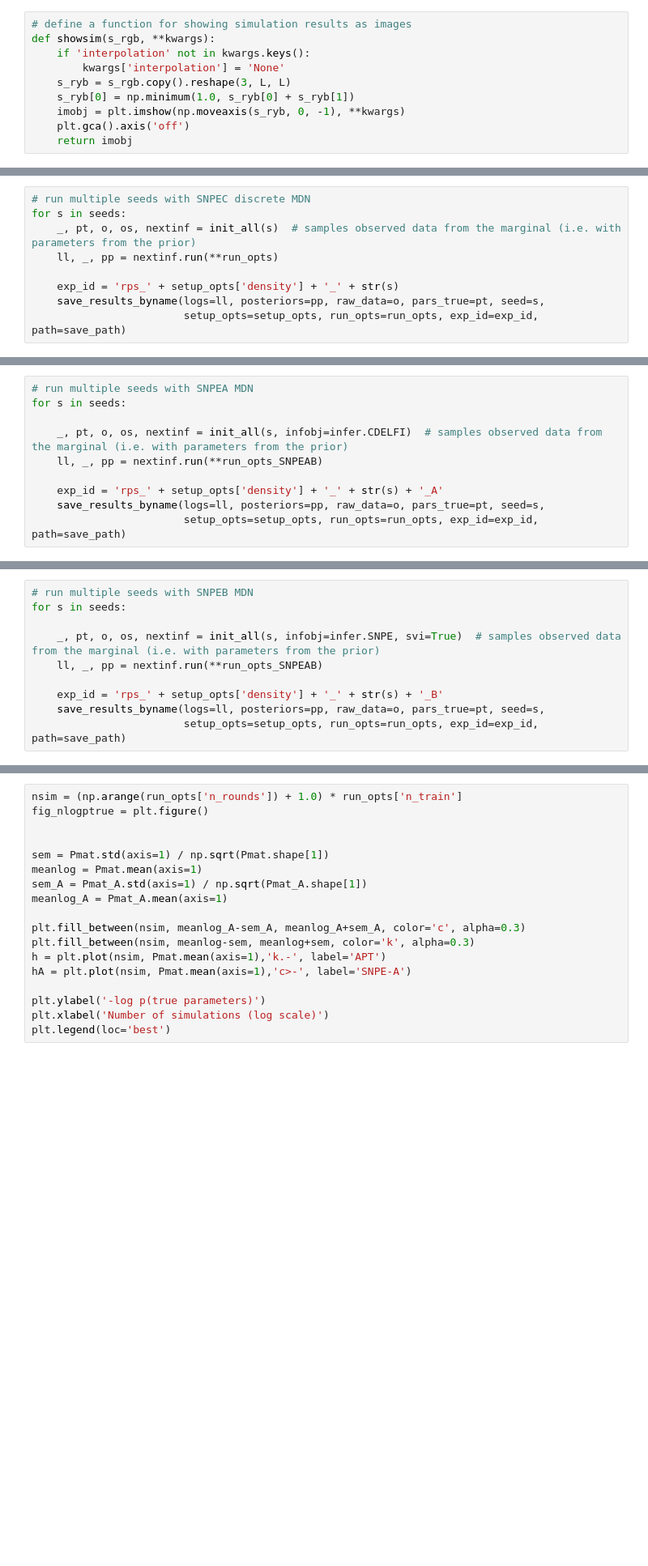
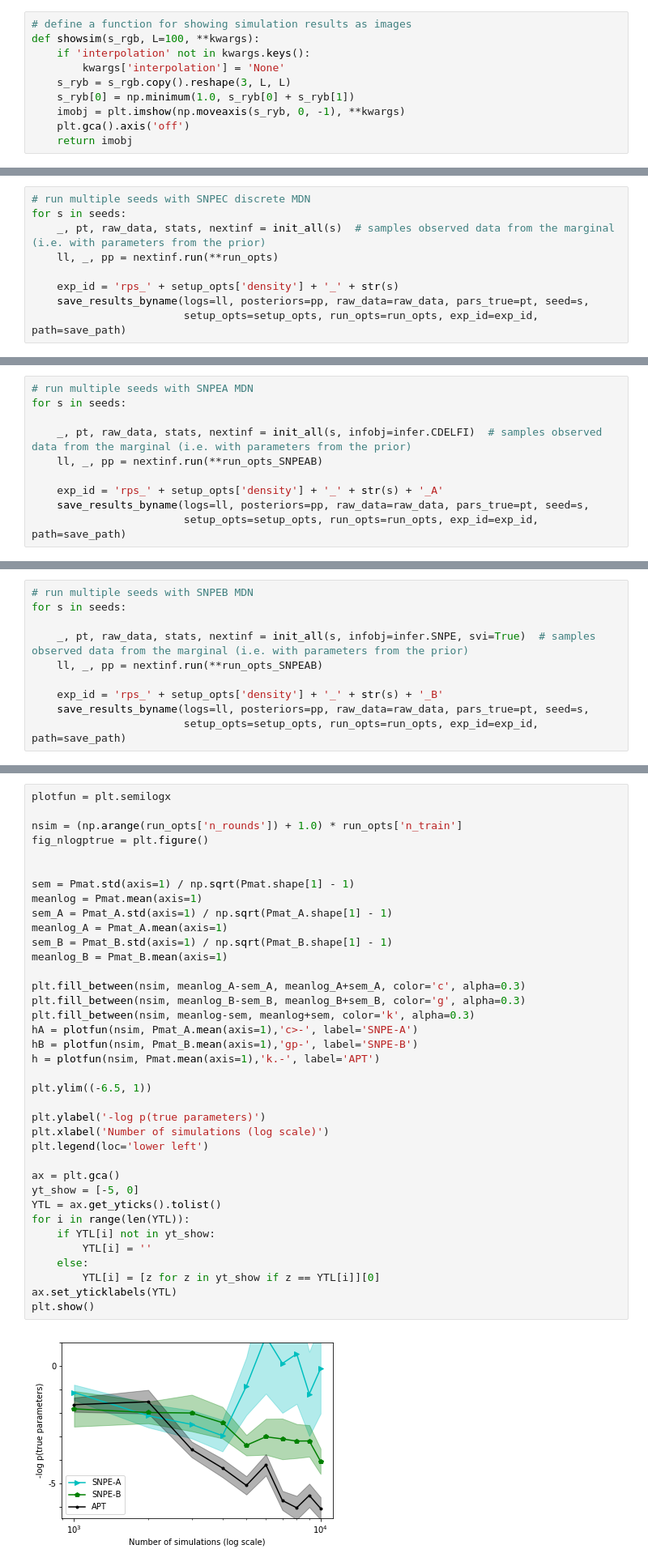
Before and after one commit to mackelab/lfi-experiments, a Jupyter notebook: snpec/rps.ipynb, the cells around one changed output, grey strips where cells are left out. Shown: that part at 81% size. Drawn from its saved outputs; the diff is of its cells as text; blank space fills up the shorter version.

```diff
--- a/snpec/rps.ipynb
+++ b/snpec/rps.ipynb
@@ -70,7 +67,7 @@ run_opts = {
 }
 # %%
 # define a function for showing simulation results as images
-def showsim(s_rgb, **kwargs):
+def showsim(s_rgb, L=100, **kwargs):
     if 'interpolation' not in kwargs.keys():
         kwargs['interpolation'] = 'None'
     s_ryb = s_rgb.copy().reshape(3, L, L)
@@ -239,9 +167,9 @@ seeds = seed + np.arange(nseeds) * 20
 # %%
 # run multiple seeds with SNPEC discrete MDN
 for s in seeds:
-    _, pt, o, os, nextinf = init_all(s)  # samples observed data from the marginal (i.e. with parameters from the prior)
+    _, pt, raw_data, stats, nextinf = init_all(s)  # samples observed data from the marginal (i.e. with parameters from the prior)
     ll, _, pp = nextinf.run(**run_opts)
 
     exp_id = 'rps_' + setup_opts['density'] + '_' + str(s)
-    save_results_byname(logs=ll, posteriors=pp, raw_data=o, pars_true=pt, seed=s,
+    save_results_byname(logs=ll, posteriors=pp, raw_data=raw_data, pars_true=pt, seed=s,
                         setup_opts=setup_opts, run_opts=run_opts, exp_id=exp_id, path=save_path)
@@ -272,9 +186,9 @@ run_opts_SNPEAB = {
 # run multiple seeds with SNPEA MDN
 for s in seeds:
 
-    _, pt, o, os, nextinf = init_all(s, infobj=infer.CDELFI)  # samples observed data from the marginal (i.e. with parameters from the prior)
+    _, pt, raw_data, stats, nextinf = init_all(s, infobj=infer.CDELFI)  # samples observed data from the marginal (i.e. with parameters from the prior)
     ll, _, pp = nextinf.run(**run_opts_SNPEAB)
 
     exp_id = 'rps_' + setup_opts['density'] + '_' + str(s) + '_A'
-    save_results_byname(logs=ll, posteriors=pp, raw_data=o, pars_true=pt, seed=s,
+    save_results_byname(logs=ll, posteriors=pp, raw_data=raw_data, pars_true=pt, seed=s,
                         setup_opts=setup_opts, run_opts=run_opts, exp_id=exp_id, path=save_path)
@@ -305,9 +196,9 @@ proposal:  <delfi.distribution.Gaussian.Gaussian object at 0x...>
 # run multiple seeds with SNPEB MDN
 for s in seeds:
 
-    _, pt, o, os, nextinf = init_all(s, infobj=infer.SNPE, svi=True)  # samples observed data from the marginal (i.e. with parameters from the prior)
+    _, pt, raw_data, stats, nextinf = init_all(s, infobj=infer.SNPE, svi=True)  # samples observed data from the marginal (i.e. with parameters from the prior)
     ll, _, pp = nextinf.run(**run_opts_SNPEAB)
 
     exp_id = 'rps_' + setup_opts['density'] + '_' + str(s) + '_B'
-    save_results_byname(logs=ll, posteriors=pp, raw_data=o, pars_true=pt, seed=s,
+    save_results_byname(logs=ll, posteriors=pp, raw_data=raw_data, pars_true=pt, seed=s,
                         setup_opts=setup_opts, run_opts=run_opts, exp_id=exp_id, path=save_path)
@@ -355,18 +246,39 @@ AttributeError: 'numpy.ndarray' object has no attribute 'listdir'
 # %%
+plotfun = plt.semilogx
+
 nsim = (np.arange(run_opts['n_rounds']) + 1.0) * run_opts['n_train']
 fig_nlogptrue = plt.figure()
 
 
-sem = Pmat.std(axis=1) / np.sqrt(Pmat.shape[1])
+sem = Pmat.std(axis=1) / np.sqrt(Pmat.shape[1] - 1)
 meanlog = Pmat.mean(axis=1)
-sem_A = Pmat_A.std(axis=1) / np.sqrt(Pmat_A.shape[1])
+sem_A = Pmat_A.std(axis=1) / np.sqrt(Pmat_A.shape[1] - 1)
 meanlog_A = Pmat_A.mean(axis=1)
+sem_B = Pmat_B.std(axis=1) / np.sqrt(Pmat_B.shape[1] - 1)
+meanlog_B = Pmat_B.mean(axis=1)
 
 plt.fill_between(nsim, meanlog_A-sem_A, meanlog_A+sem_A, color='c', alpha=0.3)
+plt.fill_between(nsim, meanlog_B-sem_B, meanlog_B+sem_B, color='g', alpha=0.3)
 plt.fill_between(nsim, meanlog-sem, meanlog+sem, color='k', alpha=0.3)
-h = plt.plot(nsim, Pmat.mean(axis=1),'k.-', label='APT')
-hA = plt.plot(nsim, Pmat.mean(axis=1),'c>-', label='SNPE-A')
+hA = plotfun(nsim, Pmat_A.mean(axis=1),'c>-', label='SNPE-A')
+hB = plotfun(nsim, Pmat_B.mean(axis=1),'gp-', label='SNPE-B')
+h = plotfun(nsim, Pmat.mean(axis=1),'k.-', label='APT')
+
+plt.ylim((-6.5, 1))
 
 plt.ylabel('-log p(true parameters)')
 plt.xlabel('Number of simulations (log scale)')
-plt.legend(loc='best')
+plt.legend(loc='lower left')
+
+ax = plt.gca()
+yt_show = [-5, 0]
+YTL = ax.get_yticks().tolist()
+for i in range(len(YTL)):
+    if YTL[i] not in yt_show:
+        YTL[i] = ''
+    else:
+        YTL[i] = [z for z in yt_show if z == YTL[i]][0]
+ax.set_yticklabels(YTL)
+plt.show()
+# %% [output]
+[figure, added]
```
Also changed, not shown: parts of 11 cells of this notebook.
